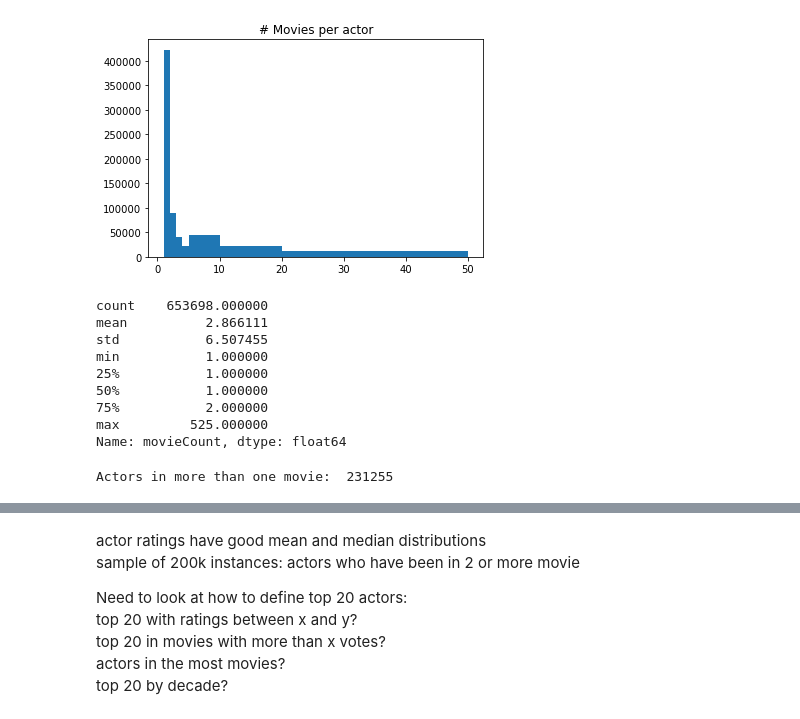
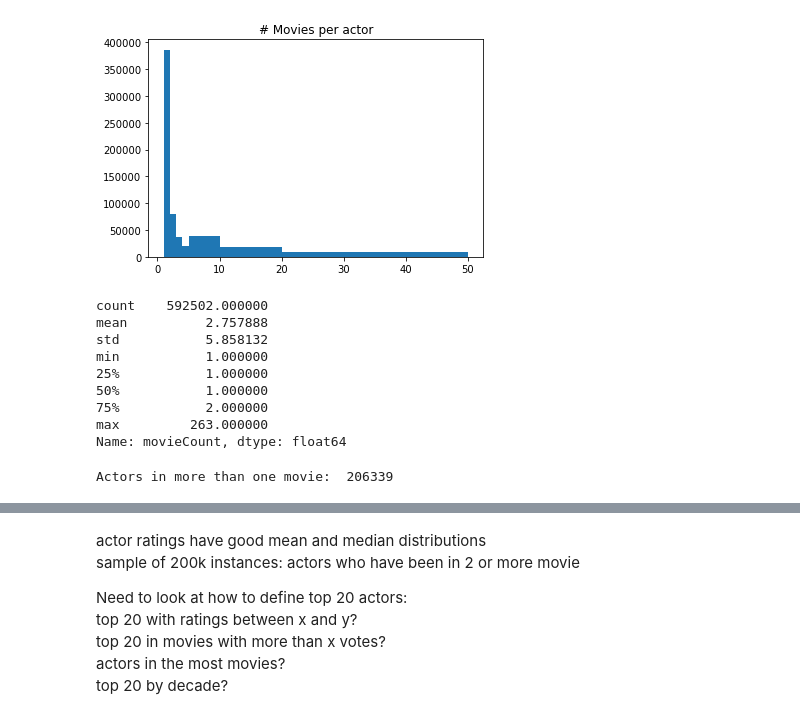
Before and after one commit to Amjaad/MoviesProject, a Jupyter notebook: DataPrep/titles.principals.ipynb, the cells around one changed output, grey strips where cells are left out. Drawn from its saved outputs; the diff is of its cells as text; code cells hidden in the pictures.

```diff
--- a/DataPrep/titles.principals.ipynb
+++ b/DataPrep/titles.principals.ipynb
@@ -7,6 +7,6 @@ from pandas import DataFrame
 from pandas import Series
 # %%
 # read in data
-local_file="principals.csv"
+local_file="title.ratings.genresG.actorsS.csv"
 source=local_file
 principals_df = pd.read_csv(source, sep='\t')
@@ -22,27 +22,27 @@ principals_df.head()
 # %%
 # mpp_df: number of movies per principal
-mpp_df= principals_df.loc[:,['tconst','actor']].groupby('actor').count().rename(columns={'tconst': 'movieCount'})
+mpp_df= principals_df.loc[:,['tconst','principalCast']].groupby('principalCast').count().rename(columns={'tconst': 'movieCount'})
 
 plt.title("# Movies per actor")
 bins = [1,2,3,4,5,10,20,50]
 plt.hist(mpp_df.movieCount, bins = bins)
 plt.show()
 mpp_df.movieCount.describe()
 # %% [output]
-[figure, old version]
+[figure, new version]
-count    653698.000000
-mean          2.866111
-std           6.507455
+count    592502.000000
+mean          2.757888
+std           5.858132
 min           1.000000
 25%           1.000000
 50%           1.000000
 75%           2.000000
-max         525.000000
+max         263.000000
 Name: movieCount, dtype: float64
 # %%
 a = mpp_df.movieCount[mpp_df.movieCount > 1.0].count()
 print("Actors in more than one movie: ",a)
 # %% [output]
-Actors in more than one movie:  231255
+Actors in more than one movie:  206339
 # %%
 print("Descriptive statistics for ratings of all actors")
```
Also changed, not shown: parts of 6 cells of this notebook, 4 other files.
